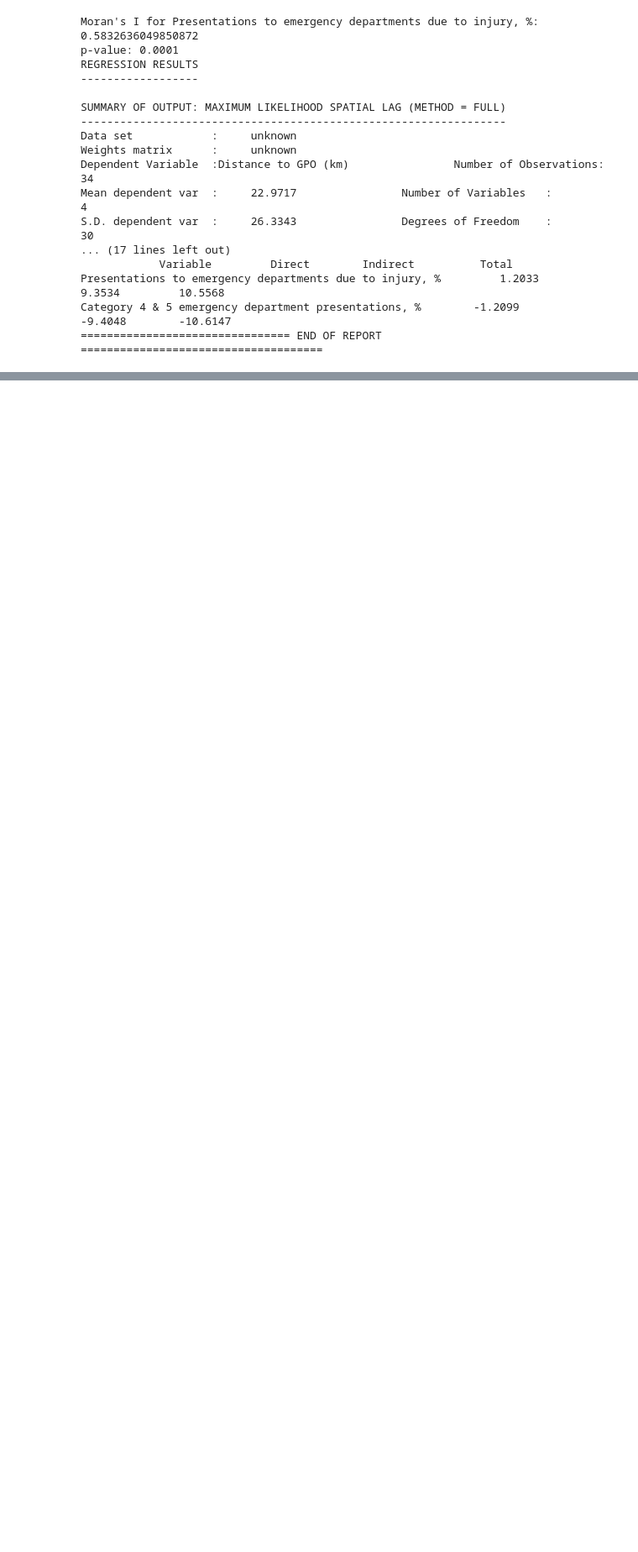
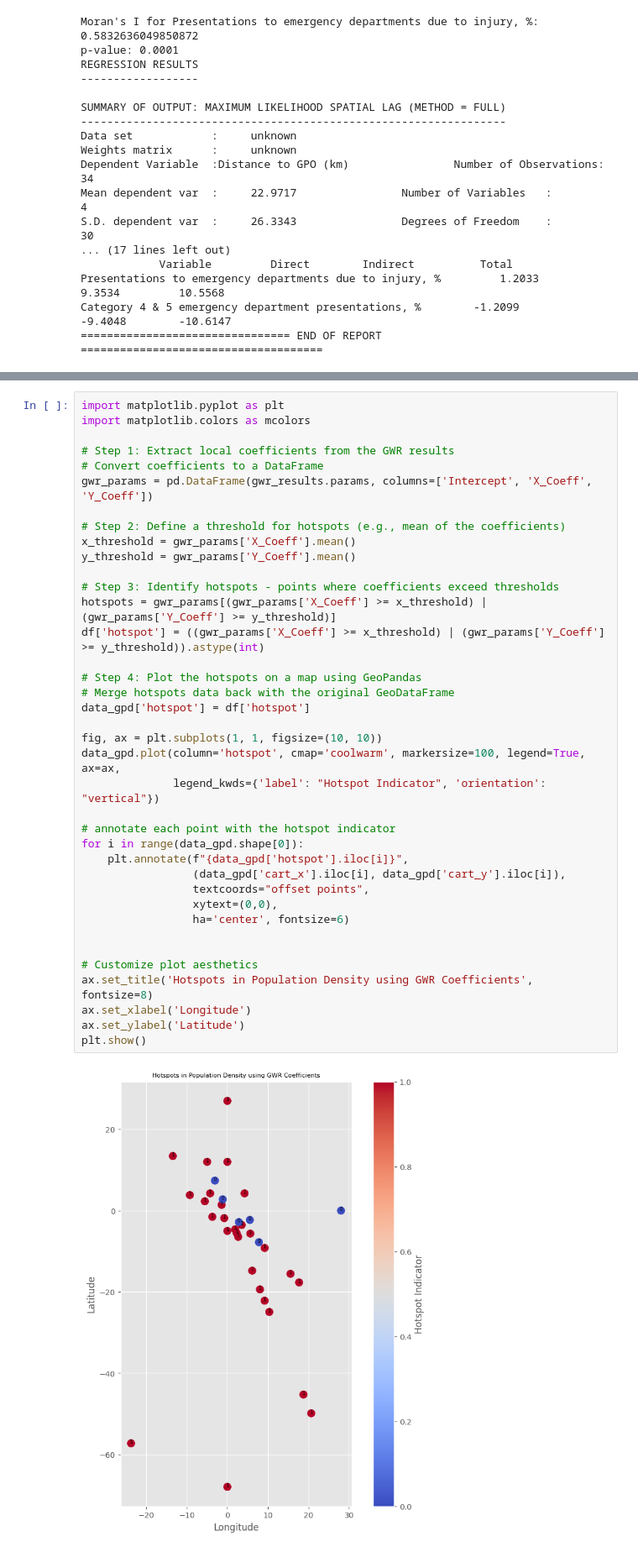
Before and after one commit to Subhasis-Biswas/ML4CPS_Project2, a Jupyter notebook: b1.ipynb, the cells around one changed output, grey strips where cells are left out. Shown: that part at 84% size. Saved outputs shown, nothing was run; the diff lists cells and outputs as text; blank space fills up the shorter version.

```diff
--- a/b1.ipynb
+++ b/b1.ipynb
@@ -423,0 +535,40 @@ Category 4 & 5 emergency department presentations, %        -1.2099         -9.4
+# %%
+import matplotlib.pyplot as plt
+import matplotlib.colors as mcolors
+
+# Step 1: Extract local coefficients from the GWR results
+# Convert coefficients to a DataFrame
+gwr_params = pd.DataFrame(gwr_results.params, columns=['Intercept', 'X_Coeff', 'Y_Coeff'])
+
+# Step 2: Define a threshold for hotspots (e.g., mean of the coefficients)
+x_threshold = gwr_params['X_Coeff'].mean()
+y_threshold = gwr_params['Y_Coeff'].mean()
+
+# Step 3: Identify hotspots - points where coefficients exceed thresholds
+hotspots = gwr_params[(gwr_params['X_Coeff'] >= x_threshold) | (gwr_params['Y_Coeff'] >= y_threshold)]
+df['hotspot'] = ((gwr_params['X_Coeff'] >= x_threshold) | (gwr_params['Y_Coeff'] >= y_threshold)).astype(int)
+
+# Step 4: Plot the hotspots on a map using GeoPandas
+# Merge hotspots data back with the original GeoDataFrame
+data_gpd['hotspot'] = df['hotspot']
+
+fig, ax = plt.subplots(1, 1, figsize=(10, 10))
+data_gpd.plot(column='hotspot', cmap='coolwarm', markersize=100, legend=True, ax=ax,
+              legend_kwds={'label': "Hotspot Indicator", 'orientation': "vertical"})
+
+# annotate each point with the hotspot indicator
+for i in range(data_gpd.shape[0]):
+	plt.annotate(f"{data_gpd['hotspot'].iloc[i]}",
+				 (data_gpd['cart_x'].iloc[i], data_gpd['cart_y'].iloc[i]),
+				 textcoords="offset points",
+				 xytext=(0,0),
+				 ha='center', fontsize=6)
+
+
+# Customize plot aesthetics
+ax.set_title('Hotspots in Population Density using GWR Coefficients', fontsize=8)
+ax.set_xlabel('Longitude')
+ax.set_ylabel('Latitude')
+plt.show()
+# %% [output]
+[figure, added]
```
Also changed, not shown: parts of 8 cells of this notebook.
